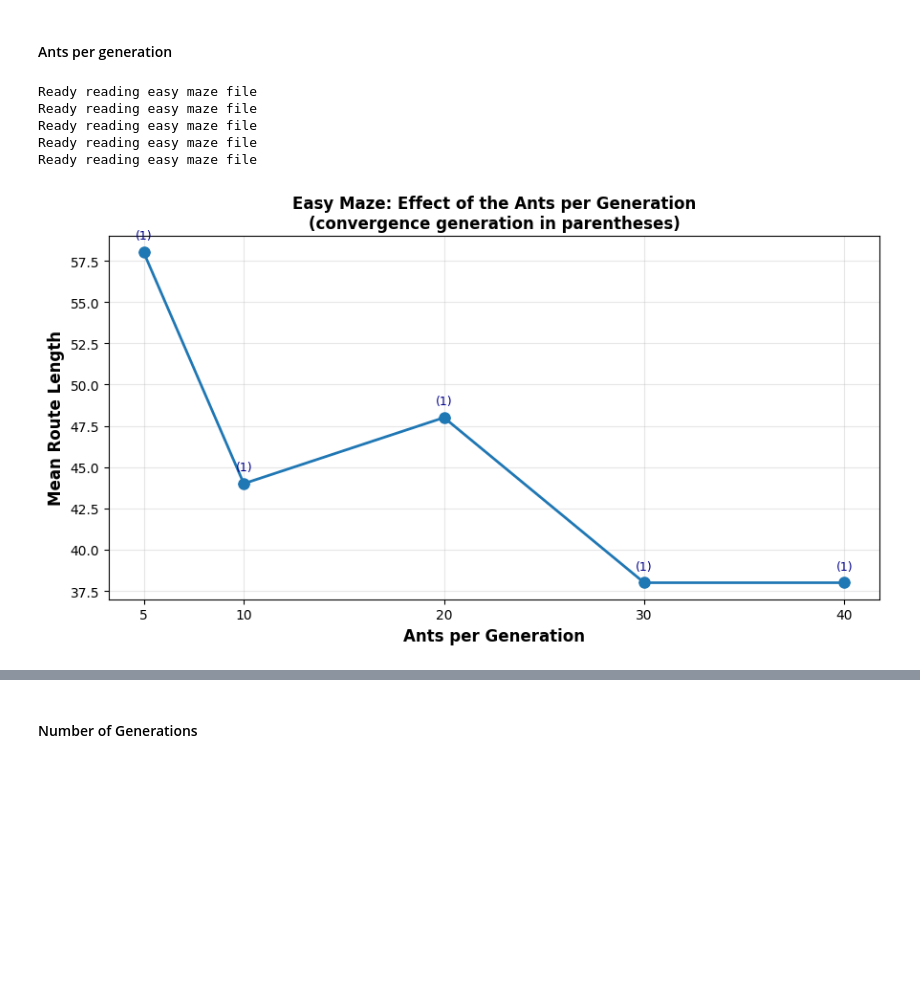
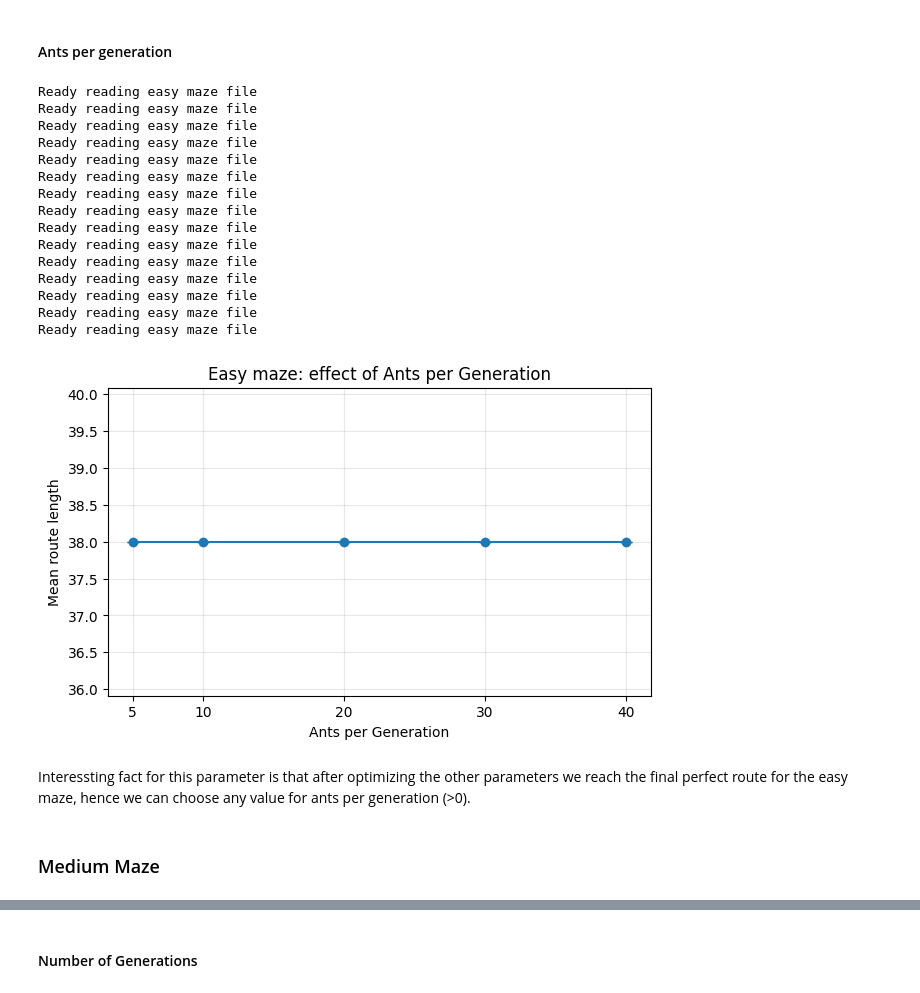
Before and after one commit to alexxhuguett/CI_Assignment2_60, a Jupyter notebook: src/Main.ipynb, the cells around one changed output, grey strips where cells are left out. Saved outputs shown, nothing was run; the diff lists cells and outputs as text; code cells hidden in the pictures; blank space fills up the shorter version.

```diff
--- a/src/Main.ipynb
+++ b/src/Main.ipynb
@@ -1104,0 +1421,25 @@ coord_file = "./../data/easy_coordinates.txt"
+# %%
+rows_tau_easy = grid_search_2d(
+    problem="easy",
+    p1="tau_0", vals1=[0.5, 1.0, 1.5, 2.0, 3.0],
+    p2="tau_min", vals2=[0.01, 0.05, 0.1, 0.2, 0.5]
+ )
+
+tau0s = sorted({r["tau_0"] for r in rows_tau_easy})
+tau_mins = sorted({r["tau_min"] for r in rows_tau_easy})
+Z = np.full((len(tau_mins), len(tau0s)), np.nan)
+
+for r in rows_tau_easy:
+    i = tau_mins.index(r["tau_min"])
+    j = tau0s.index(r["tau_0"])
+    Z[i, j] = r["len_mean"]
+
+plt.figure(figsize=(8, 4))
+im = plt.imshow(Z, aspect="auto", origin="lower")
+plt.xticks(range(len(tau0s)), tau0s)
+plt.yticks(range(len(tau_mins)), tau_mins)
+plt.xlabel("tau_0")
+plt.ylabel("tau_min")
+plt.title("Easy maze: mean route length heatmap (tau_0 x tau_min)")
+plt.colorbar(im, label="mean route length")
+plt.show()
@@ -1182,32 +1545,33 @@ best_params_easy["q"] = 800
 # %%
 ants_per_gen_values = [5, 10, 20, 30, 40]
 rows = sweep_one_param("ants_per_gen_easy", ants_per_gen_values)
 
 x = [r[0] for r in rows]
 y = [r[1] for r in rows]
 yerr = [r[2] for r in rows]
-conv = [r[4] for r in rows]
 
-plt.figure(figsize=(9, 5))
-plt.errorbar(x, y, yerr=yerr, marker="o", capsize=4, linewidth=2, markersize=8)
-
-# Annotate each point with convergence generation
-for i, (xi, yi, ci) in enumerate(zip(x, y, conv)):
-    label = f"({int(ci)})" if ci > 0 else "NaN"
-    plt.annotate(label, (xi, yi), textcoords="offset points",
-                 xytext=(0, 10), ha='center', fontsize=9, color="darkblue")
-
-plt.xlabel("Ants per Generation", fontsize=12, fontweight="bold")
-plt.ylabel("Mean Route Length", fontsize=12, fontweight="bold")
-plt.title("Easy Maze: Effect of the Ants per Generation\n(convergence generation in parentheses)", fontsize=12, fontweight="bold")
+plt.figure(figsize=(7, 4))
+plt.errorbar(x, y, yerr=yerr, marker="o", capsize=4)
+plt.xlabel("Ants per Generation")
+plt.ylabel("Mean route length")
+plt.title("Easy maze: effect of Ants per Generation")
 plt.xticks(ants_per_gen_values)
 plt.grid(alpha=0.3)
-plt.tight_layout()
 plt.show()
 # %% [output]
 Ready reading easy maze file
 Ready reading easy maze file
 Ready reading easy maze file
 Ready reading easy maze file
 Ready reading easy maze file
+Ready reading easy maze file
+Ready reading easy maze file
+Ready reading easy maze file
+Ready reading easy maze file
+Ready reading easy maze file
+Ready reading easy maze file
+Ready reading easy maze file
+Ready reading easy maze file
+Ready reading easy maze file
+Ready reading easy maze file
-[figure, old version]
+[figure, new version]
@@ -1215,0 +1581,4 @@ best_params_easy["ants_per_gen"] = 30
+# %% [markdown]
+Interessting fact for this parameter is that after optimizing the other parameters we reach the final perfect route for the easy maze, hence we can choose any value for ants per generation (>0).
+# %% [markdown]
+### Medium Maze
```
Also changed, not shown: parts of 154 cells of this notebook.
